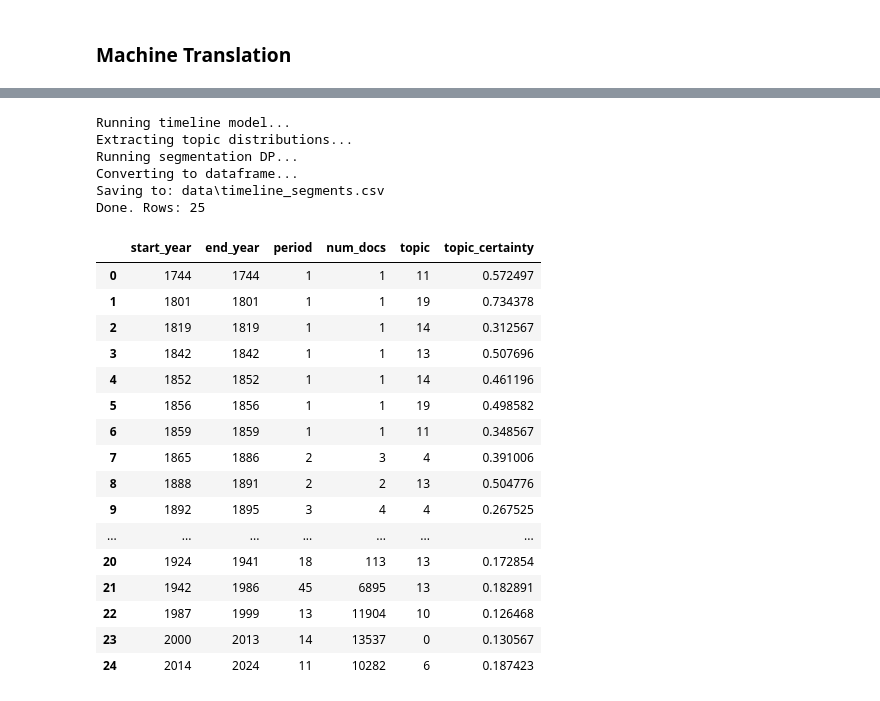
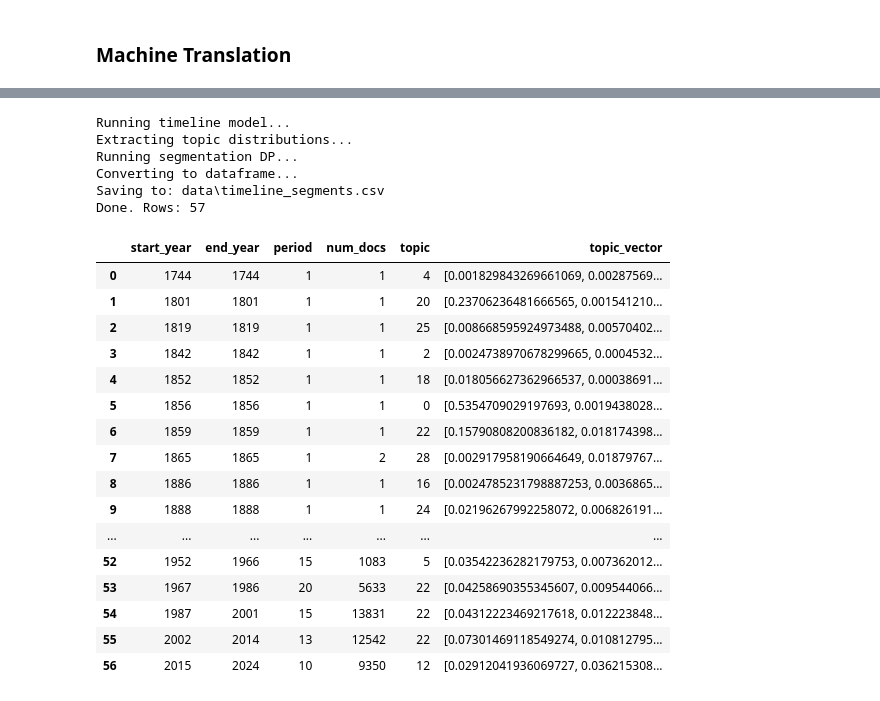
Before and after one commit to ilybevy/article-timeline, a Jupyter notebook: DMR_JS_DP.ipynb, the cells around one changed output, grey strips where cells are left out. Saved outputs shown, nothing was run; the diff lists cells and outputs as text; code cells hidden in the pictures.

```diff
--- a/DMR_JS_DP.ipynb
+++ b/DMR_JS_DP.ipynb
@@ -313,50 +393,51 @@ def run_timeline_and_save():
     dataset_path = r"data\learning_dataset.pkl"
     model_path = r"models\learning_dmr.bin"
 
     print("Running timeline model...")
 
     result = build_timeline_from_model(
         dataset_path=dataset_path,
         model_path=model_path,
-        lambda_penalty=0.15,
+        lambda_penalty=0.1,
         k_topics=25
     )
 
     print("Converting to dataframe...")
 
     df = segments_to_dataframe(result)
 
     output_path = r"data\timeline_segments.csv"
 
     print("Saving to:", output_path)
     df.to_csv(output_path, index=False, encoding="utf-8")
 
     print("Done. Rows:", len(df))
 
     return df
 
-run_timeline_and_save()
+ml_df=run_timeline_and_save()
+ml_df
 # %% [output]
 Running timeline model...
 Extracting topic distributions...
 Running segmentation DP...
 Converting to dataframe...
 Saving to: data\timeline_segments.csv
-Done. Rows: 25
+Done. Rows: 57
-|  | start_year | end_year | period | num_docs | topic | topic_certainty |
-| 0 | 1744 | 1744 | 1 | 1 | 11 | 0.572497 |
-| 1 | 1801 | 1801 | 1 | 1 | 19 | 0.734378 |
-| 2 | 1819 | 1819 | 1 | 1 | 14 | 0.312567 |
-| 3 | 1842 | 1842 | 1 | 1 | 13 | 0.507696 |
-| 4 | 1852 | 1852 | 1 | 1 | 14 | 0.461196 |
-| 5 | 1856 | 1856 | 1 | 1 | 19 | 0.498582 |
-| 6 | 1859 | 1859 | 1 | 1 | 11 | 0.348567 |
-| 7 | 1865 | 1886 | 2 | 3 | 4 | 0.391006 |
-| 8 | 1888 | 1891 | 2 | 2 | 13 | 0.504776 |
-| 9 | 1892 | 1895 | 3 | 4 | 4 | 0.267525 |
+|  | start_year | end_year | period | num_docs | topic | topic_vector |
+| 0 | 1744 | 1744 | 1 | 1 | 4 | [0.001829843269661069, 0.00287569... |
+| 1 | 1801 | 1801 | 1 | 1 | 20 | [0.23706236481666565, 0.001541210... |
+| 2 | 1819 | 1819 | 1 | 1 | 25 | [0.008668595924973488, 0.00570402... |
+| 3 | 1842 | 1842 | 1 | 1 | 2 | [0.0024738970678299665, 0.0004532... |
+| 4 | 1852 | 1852 | 1 | 1 | 18 | [0.018056627362966537, 0.00038691... |
+| 5 | 1856 | 1856 | 1 | 1 | 0 | [0.5354709029197693, 0.0019438028... |
+| 6 | 1859 | 1859 | 1 | 1 | 22 | [0.15790808200836182, 0.018174398... |
+| 7 | 1865 | 1865 | 1 | 2 | 28 | [0.002917958190664649, 0.01879767... |
+| 8 | 1886 | 1886 | 1 | 1 | 16 | [0.0024785231798887253, 0.0036865... |
+| 9 | 1888 | 1888 | 1 | 1 | 24 | [0.02196267992258072, 0.006826191... |
 | ... | ... | ... | ... | ... | ... | ... |
-| 20 | 1924 | 1941 | 18 | 113 | 13 | 0.172854 |
-| 21 | 1942 | 1986 | 45 | 6895 | 13 | 0.182891 |
-| 22 | 1987 | 1999 | 13 | 11904 | 10 | 0.126468 |
-| 23 | 2000 | 2013 | 14 | 13537 | 0 | 0.130567 |
-| 24 | 2014 | 2024 | 11 | 10282 | 6 | 0.187423 |
+| 52 | 1952 | 1966 | 15 | 1083 | 5 | [0.03542236282179753, 0.007362012... |
+| 53 | 1967 | 1986 | 20 | 5633 | 22 | [0.04258690355345607, 0.009544066... |
+| 54 | 1987 | 2001 | 15 | 13831 | 22 | [0.04312223469217618, 0.012223848... |
+| 55 | 2002 | 2014 | 13 | 12542 | 22 | [0.07301469118549274, 0.010812795... |
+| 56 | 2015 | 2024 | 10 | 9350 | 12 | [0.02912041936069727, 0.036215308... |
```
Also changed, not shown: parts of 10 cells of this notebook, 5 other files.
